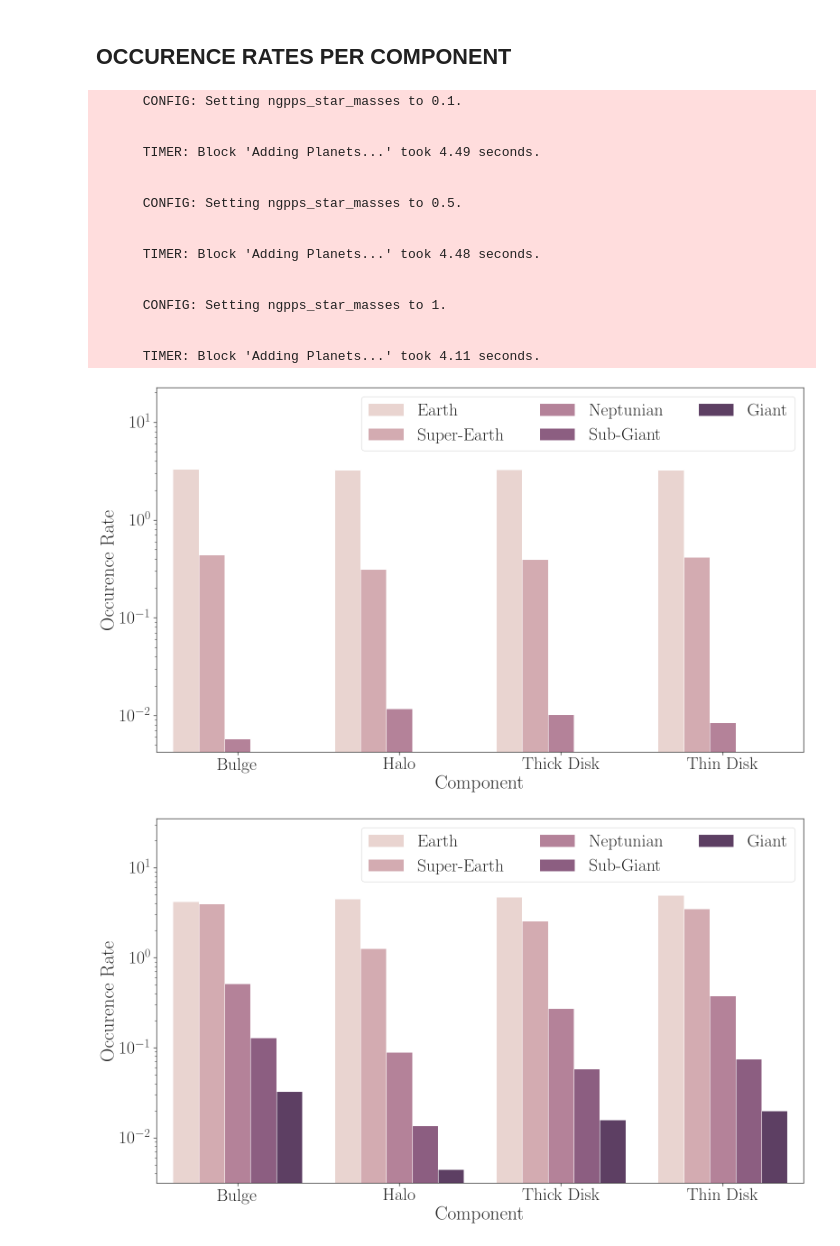
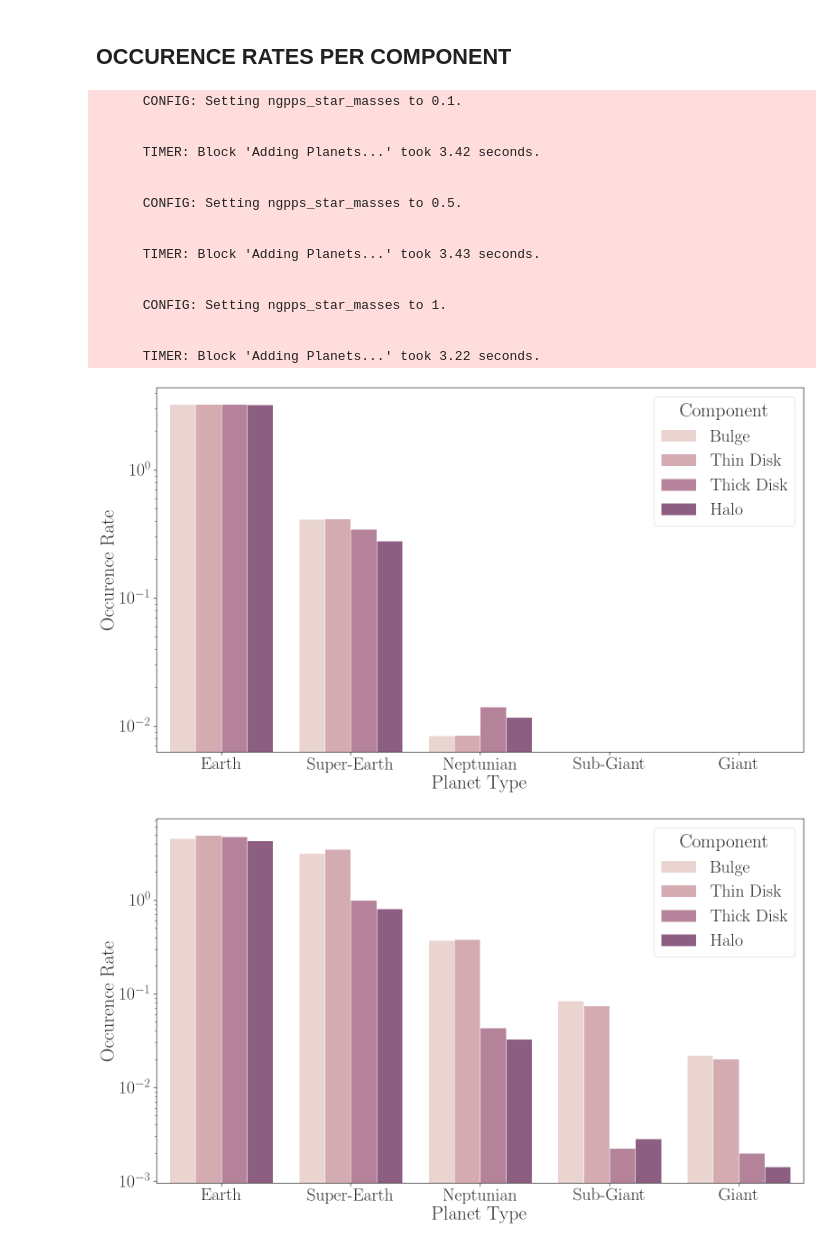
Before and after one commit to ChrisBoettner/skaro, a Jupyter notebook: notebooks/Component_populations.ipynb, the cells around one changed output. Cells and saved outputs as stored; diff of their text form; code cells hidden in the pictures.

```diff
--- a/notebooks/Component_populations.ipynb
+++ b/notebooks/Component_populations.ipynb
@@ -83,56 +84,58 @@ radius = 0.2 * mw.virial_radius()
 # %% [markdown]
 ## OCCURENCE RATES PER COMPONENT
+# %%
+occurence_rate_long_format = {}
+for m in masses:
+    occurence_rate_long_format[m] = count_planets(
+        model,
+        lambda: mw.sphere(radius=radius),
+        planet_categories,
+        normalize_by="planet_hosting_number",
+        model_config={"ngpps_star_masses": m},
+        long_format=True,
+        value_name="Occurence Rate",
+    )
+# %% [output]
+      CONFIG: Setting ngpps_star_masses to 0.1.
+
+
+      TIMER: Block 'Adding Planets...' took 3.42 seconds.
+
+
+      CONFIG: Setting ngpps_star_masses to 0.5.
+
+
+      TIMER: Block 'Adding Planets...' took 3.43 seconds.
+
+
+      CONFIG: Setting ngpps_star_masses to 1.
+
+
+      TIMER: Block 'Adding Planets...' took 3.22 seconds.
 # %%
 def barplot(occurence_rate_long_format, host_star_mass):
     plt.figure()
     with sns.axes_style("ticks"):
         occurence_rate_barplot = sns.barplot(
             data=occurence_rate_long_format,
-            x="Component",
+            x="Planet Type",
             y="Occurence Rate",
-            hue="Planet Type",
+            hue="Component",
+            hue_order=["Bulge", "Thin Disk", "Thick Disk", "Halo"],
             log=True,
             palette=get_palette(),
         )
-    # adjust legend
-    occurence_rate_barplot = adjust_legend(occurence_rate_barplot, pad=5)
 
     FigureProcessor(occurence_rate_barplot.figure).save(
         f"occurence_rates_with_host_star_mass_={host_star_mass}.pdf",
         sub_directory=figure_subdirectory,
         save=save,
     )
     return occurence_rate_barplot
 
 
-masses = (0.1, 0.5, 1)
 for m in masses:
-    occurence_rate_long_format = count_planets(
-        model,
-        lambda: mw.sphere(radius=radius),
-        planet_categories,
-        normalize_by="planet_hosting_number",
-        model_config={"ngpps_star_masses": m},
-        long_format=True,
-        value_name="Occurence Rate",
-    )
-    plot = barplot(occurence_rate_long_format, host_star_mass=m)
+    plot = barplot(occurence_rate_long_format[m], host_star_mass=m)
 # %% [output]
-      CONFIG: Setting ngpps_star_masses to 0.1.
-
-
-      TIMER: Block 'Adding Planets...' took 4.49 seconds.
-
-
-      CONFIG: Setting ngpps_star_masses to 0.5.
-
-
-      TIMER: Block 'Adding Planets...' took 4.48 seconds.
-
-
-      CONFIG: Setting ngpps_star_masses to 1.
-
-
-      TIMER: Block 'Adding Planets...' took 4.11 seconds.
-[figure, old version]
+[figure, new version]
-[figure, old version]
+[figure, new version]
```
Also changed, not shown: parts of 3 cells of this notebook, 17 other files.
